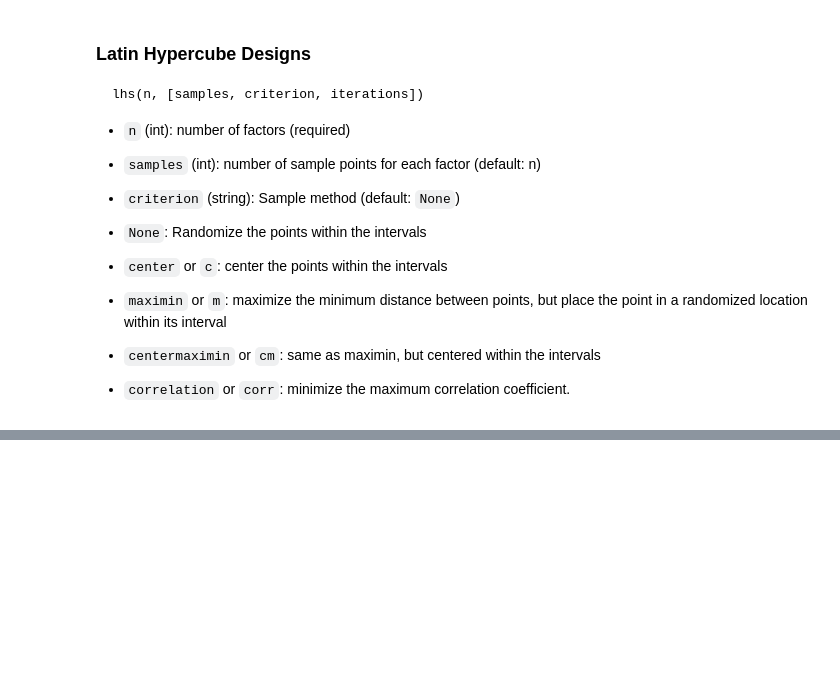
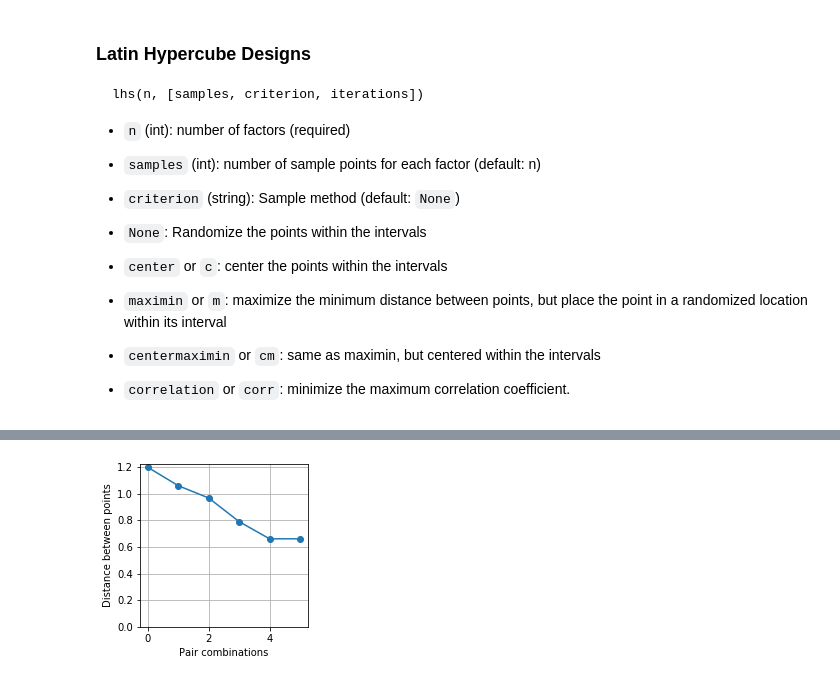
Before and after one commit to billtubbs/doe-examples, a Jupyter notebook: Design-of-Experiments-using-pyDOE.ipynb, the cells around one changed output, grey strips where cells are left out. Saved outputs shown, nothing was run; the diff lists cells and outputs as text; code cells hidden in the pictures; blank space fills up the shorter version.

```diff
--- a/Design-of-Experiments-using-pyDOE.ipynb
+++ b/Design-of-Experiments-using-pyDOE.ipynb
@@ -171,0 +201,4 @@ plot_design(design)
+# %%
+plot_distances_between_points(design)
+# %% [output]
+[figure, added]
```
Also changed, not shown: parts of 10 cells of this notebook.
